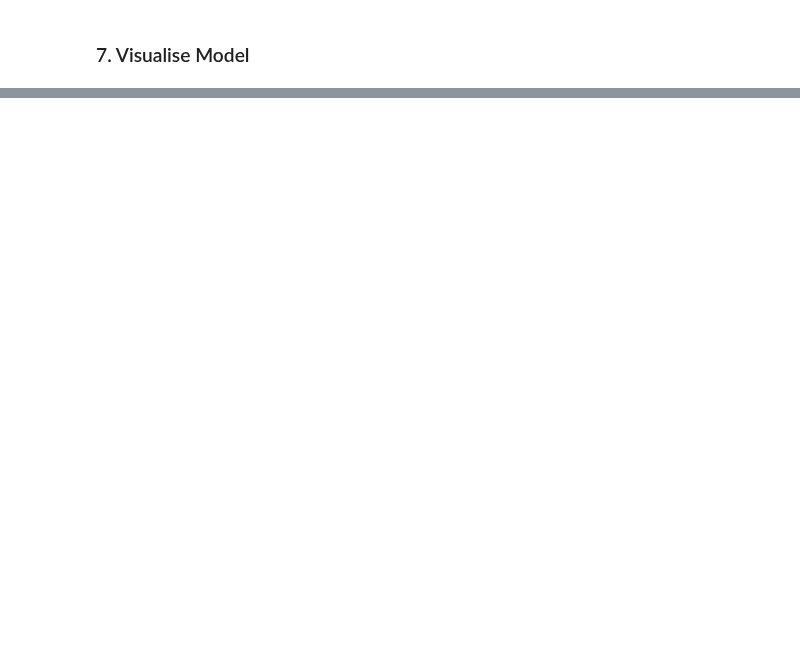
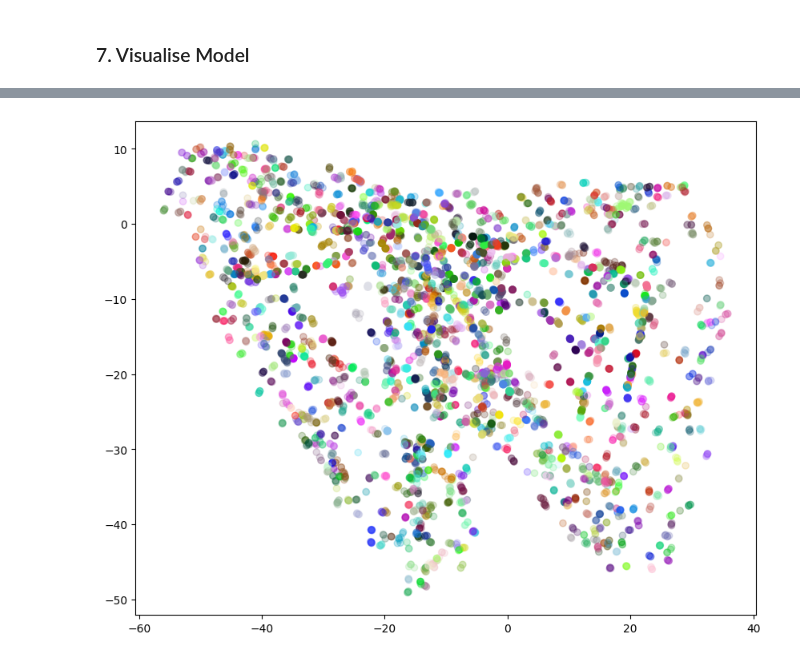
Before and after one commit to gnn-tracking/jian-gnn-tracking-experiments, a Jupyter notebook: notebooks/test.ipynb, the cells around one changed output, grey strips where cells are left out. Cells and saved outputs as stored; diff of their text form; code cells hidden in the pictures; blank space fills up the shorter version.

```diff
--- a/notebooks/test.ipynb
+++ b/notebooks/test.ipynb
@@ -243,0 +293,23 @@ plt.show()
+# %%
+y, _ = gravnet(raw_data[850].x)
+POS = y.detach()
+
+input_np = POS.cpu().numpy()
+
+db = DBSCAN(eps=1.15, min_samples=1).fit(input_np)
+id_np = db.labels_
+
+# Getting the unique IDs
+unique_ids = np.unique(id_np)
+
+# Create a dictionary to map IDs to random colors
+id_color_dict = {unique_id: (random.random(), random.random(), random.random()) for unique_id in unique_ids}
+
+# Use the dictionary to assign colors to IDs in your array
+colors = [id_color_dict[id] for id in id_np]
+
+plt.figure(figsize=(10, 8))
+plt.scatter(pos_np[:, 0], pos_np[:, 1], color=colors, alpha=0.25)
+plt.show()
+# %% [output]
+[figure, added]
```
Also changed, not shown: parts of 19 cells of this notebook.
